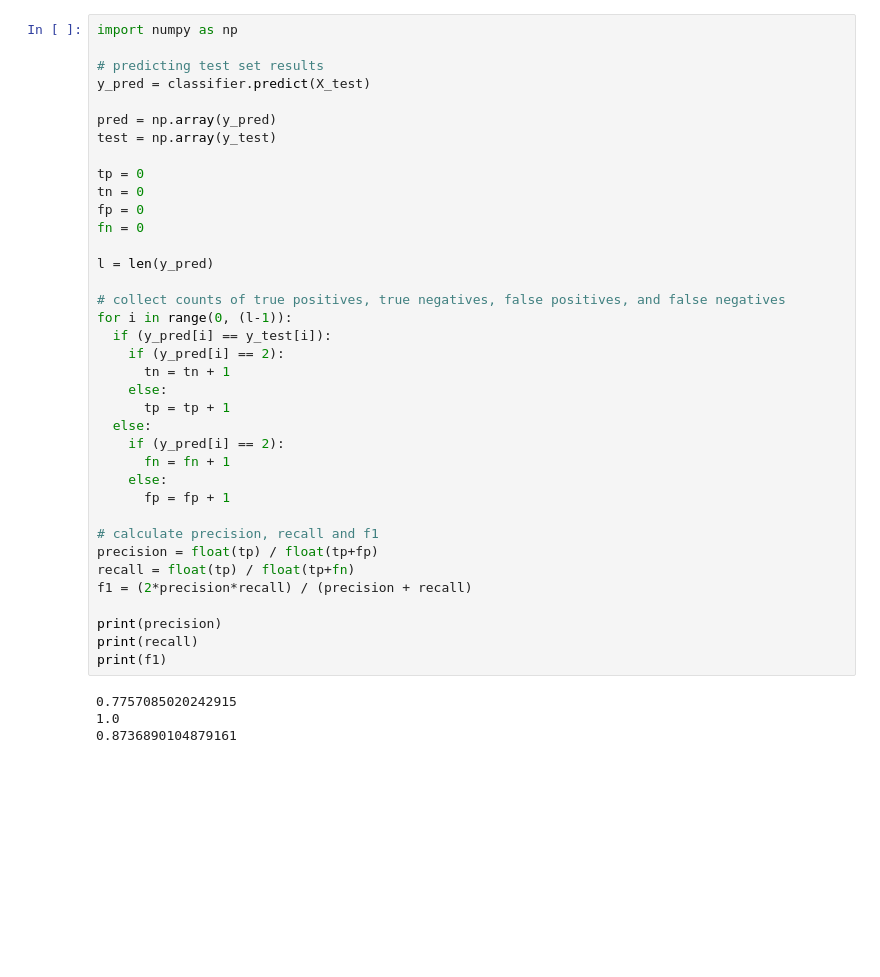
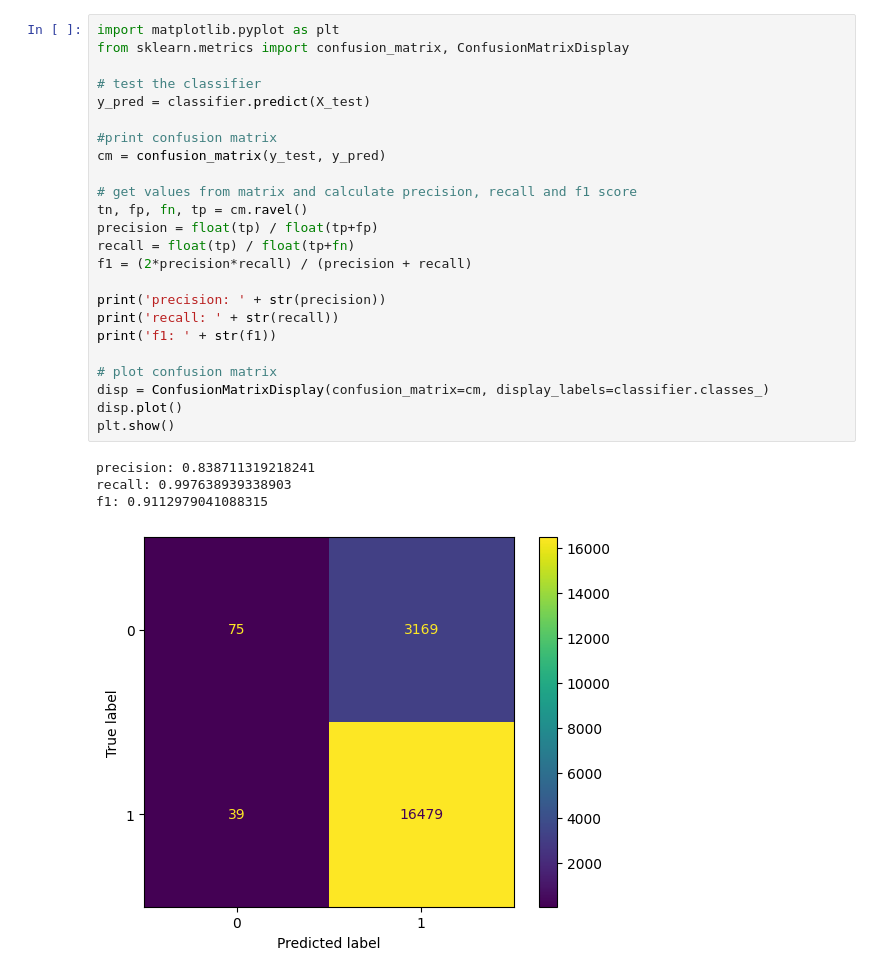
Before and after one commit to 204870/twitter_hate_speech_nb, a Jupyter notebook: text_classifier.ipynb, the cells around one changed output. Cells and saved outputs as stored; diff of their text form; blank space fills up the shorter version.

```diff
--- a/text_classifier.ipynb
+++ b/text_classifier.ipynb
@@ -54,42 +67,30 @@ classifier.fit(X_train,y_train)
 MultinomialNB(alpha=0.8)
-# %%
-import numpy as np
-
-# predicting test set results
-y_pred = classifier.predict(X_test)
-
-pred = np.array(y_pred)
-test = np.array(y_test)
-
-tp = 0
-tn = 0
-fp = 0
-fn = 0
-
-l = len(y_pred)
-
-# collect counts of true positives, true negatives, false positives, and false negatives
-for i in range(0, (l-1)):
-  if (y_pred[i] == y_test[i]):
-    if (y_pred[i] == 2):
-      tn = tn + 1
-    else:
-      tp = tp + 1
-  else:
-    if (y_pred[i] == 2):
-      fn = fn + 1
-    else:
-      fp = fp + 1
-
-# calculate precision, recall and f1
-precision = float(tp) / float(tp+fp)
-recall = float(tp) / float(tp+fn)
-f1 = (2*precision*recall) / (precision + recall)
-
-print(precision)
-print(recall)
-print(f1)
-# %% [output]
-0.7757085020242915
-1.0
-0.8736890104879161
+# %%
+import matplotlib.pyplot as plt
+from sklearn.metrics import confusion_matrix, ConfusionMatrixDisplay
+
+# test the classifier
+y_pred = classifier.predict(X_test)
+
+#print confusion matrix
+cm = confusion_matrix(y_test, y_pred)
+
+# get values from matrix and calculate precision, recall and f1 score
+tn, fp, fn, tp = cm.ravel()
+precision = float(tp) / float(tp+fp)
+recall = float(tp) / float(tp+fn)
+f1 = (2*precision*recall) / (precision + recall)
+
+print('precision: ' + str(precision))
+print('recall: ' + str(recall))
+print('f1: ' + str(f1))
+
+# plot confusion matrix
+disp = ConfusionMatrixDisplay(confusion_matrix=cm, display_labels=classifier.classes_)
+disp.plot()
+plt.show()
+# %% [output]
+precision: 0.838711319218241
+recall: 0.997638939338903
+f1: 0.9112979041088315
+[figure, added]
```
Also changed, not shown: parts of 1 cell of this notebook.
